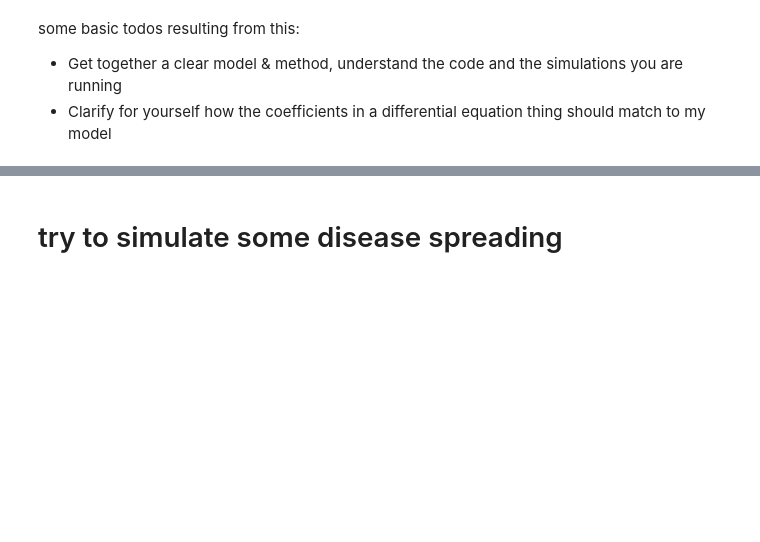
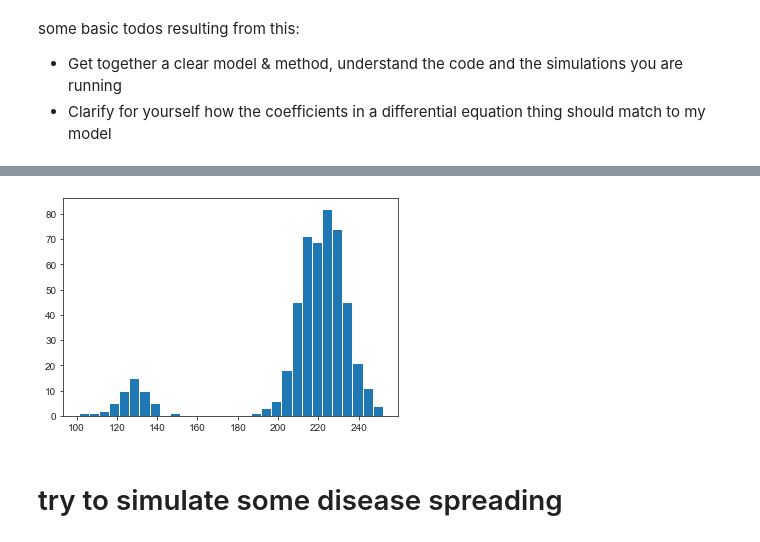
Before and after one commit to amcgail/episim, a Jupyter notebook: 7000 simplistic approx to diff eq.ipynb, the cells around one changed output, grey strips where cells are left out. Cells and saved outputs as stored; diff of their text form; code cells hidden in the pictures; blank space fills up the shorter version.

```diff
--- a/7000 simplistic approx to diff eq.ipynb
+++ b/7000 simplistic approx to diff eq.ipynb
@@ -90,6 +99,10 @@ G = nx.Graph()
 # %%
 G.add_nodes_from(ns)
 G.add_weighted_edges_from(es_tot)
+# %%
+plt.hist( dict(nx.degree(G)).values(), bins=30 );
+# %% [output]
+[figure, added]
 # %% [markdown]
 # try to simulate some disease spreading
 # %%
```
Also changed, not shown: parts of 25 cells of this notebook, 1 other file.
